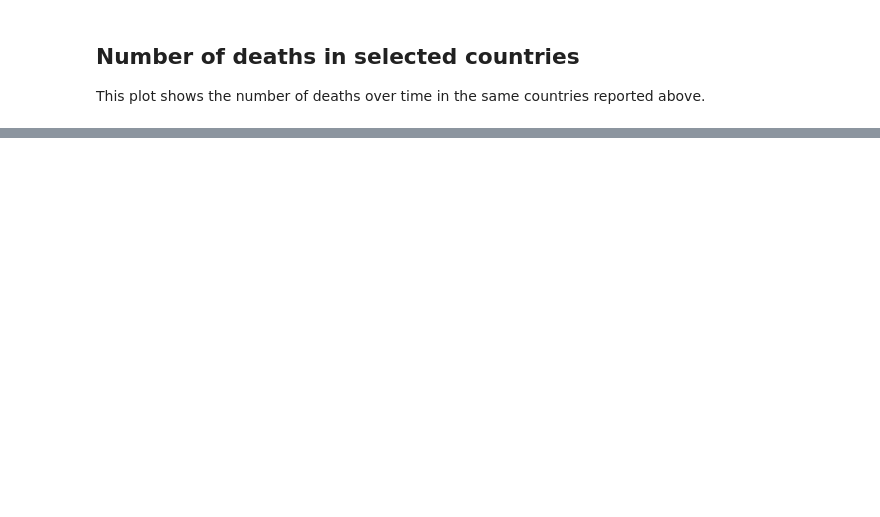
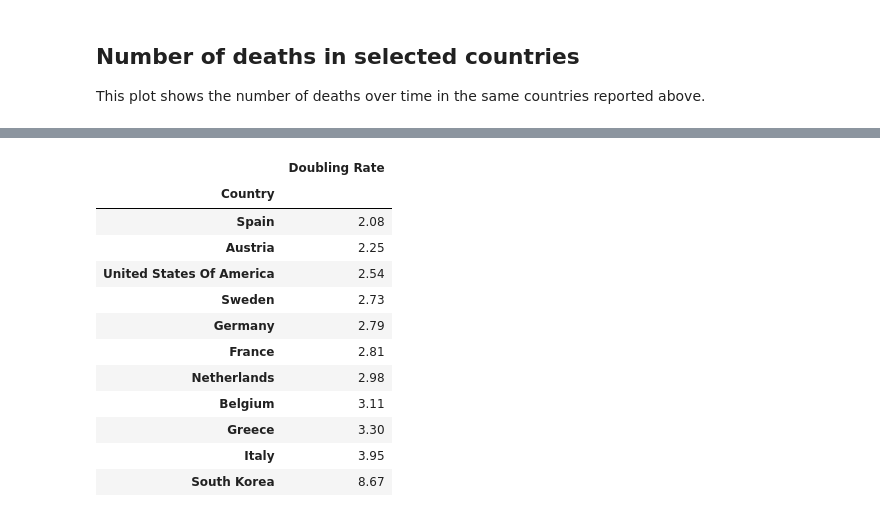
Before and after one commit to magostin/coronavirus, a Jupyter notebook: notebooks/reports/0.1-agostine-eu-time-series.ipynb, the cells around one changed output, grey strips where cells are left out. Saved outputs shown, nothing was run; the diff lists cells and outputs as text; code cells hidden in the pictures; blank space fills up the shorter version.

```diff
--- a/notebooks/reports/0.1-agostine-eu-time-series.ipynb
+++ b/notebooks/reports/0.1-agostine-eu-time-series.ipynb
@@ -45,3 +46,40 @@ alt.Chart(df[(df.Country.isin(['Italy', 'Austria', 'France', 'Spain', 'Germany',
 ).interactive()
 # %% [output]
 [interactive output not drawn]
+# %%
+from scipy.optimize import curve_fit
+from tabulate import tabulate
+from IPython.display import HTML
+import numpy as np
+import pandas as pd
+
+countries = df[df.EU == 'EU'].CountryExp.unique().tolist() + ['South Korea', 'United States Of America']
+
+fits = []
+for country in countries:
+    country_df = df[(df.Country == country) & (df.TotalCases>50)]
+    ydata = country_df.TotalCases[::-1]
+    xdata = np.arange(len(ydata))
+    try:
+        popt, pcov = curve_fit(f=lambda t,a,b: a*2**(t/b),xdata=xdata,ydata=ydata)
+        if popt[1] > 0:
+            fits.append([country, popt[1]])
+    except ValueError:
+        continue
+
+cdf = pd.DataFrame(fits, columns=['Country', 'Doubling Rate']).set_index('Country').sort_values('Doubling Rate')
+HTML(cdf.to_html(float_format=lambda x: '%10.2f' % x))
+# %% [output]
+|  | Doubling Rate |
+| Country |  |
+| Spain | 2.08 |
+| Austria | 2.25 |
+| United States Of America | 2.54 |
+| Sweden | 2.73 |
+| Germany | 2.79 |
+| France | 2.81 |
+| Netherlands | 2.98 |
+| Belgium | 3.11 |
+| Greece | 3.30 |
+| Italy | 3.95 |
+| South Korea | 8.67 |
```
Also changed, not shown: parts of 5 cells of this notebook, 14 other files.
